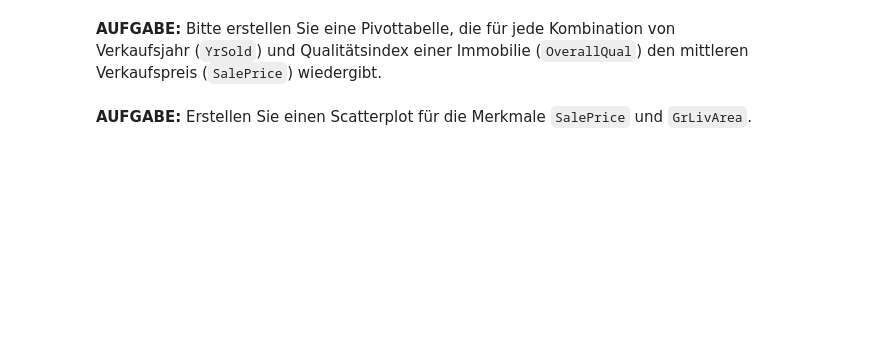
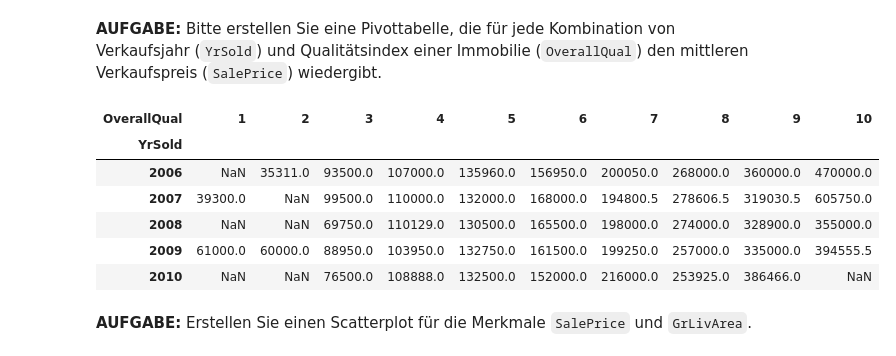
Before and after one commit to calebboa/calebboa, a Jupyter notebook: Deskriptive_Statistik.ipynb, the cells around one changed output. Cells and saved outputs as stored; diff of their text form; code cells hidden in the pictures; blank space fills up the shorter version.

```diff
--- a/Deskriptive_Statistik.ipynb
+++ b/Deskriptive_Statistik.ipynb
@@ -156,4 +185,14 @@ np.float64(6306788585.349304)
 # %% [markdown]
 **AUFGABE:** Bitte erstellen Sie eine Pivottabelle, die für jede Kombination von Verkaufsjahr (`YrSold`) und Qualitätsindex einer Immobilie (`OverallQual`) den mittleren Verkaufspreis (`SalePrice`) wiedergibt.
+# %%
+pd.pivot_table(data, index="YrSold", columns="OverallQual", values="SalePrice", aggfunc="median")
+# %% [output]
+| OverallQual | 1 | 2 | 3 | 4 | 5 | 6 | 7 | 8 | 9 | 10 |
+| YrSold |  |  |  |  |  |  |  |  |  |  |
+| 2006 | NaN | 35311.0 | 93500.0 | 107000.0 | 135960.0 | 156950.0 | 200050.0 | 268000.0 | 360000.0 | 470000.0 |
+| 2007 | 39300.0 | NaN | 99500.0 | 110000.0 | 132000.0 | 168000.0 | 194800.5 | 278606.5 | 319030.5 | 605750.0 |
+| 2008 | NaN | NaN | 69750.0 | 110129.0 | 130500.0 | 165500.0 | 198000.0 | 274000.0 | 328900.0 | 355000.0 |
+| 2009 | 61000.0 | 60000.0 | 88950.0 | 103950.0 | 132750.0 | 161500.0 | 199250.0 | 257000.0 | 335000.0 | 394555.5 |
+| 2010 | NaN | NaN | 76500.0 | 108888.0 | 132500.0 | 152000.0 | 216000.0 | 253925.0 | 386466.0 | NaN |
 # %% [markdown]
 **AUFGABE:** Erstellen Sie einen Scatterplot für die Merkmale `SalePrice` und `GrLivArea`.
```
Also changed, not shown: parts of 5 cells of this notebook.
